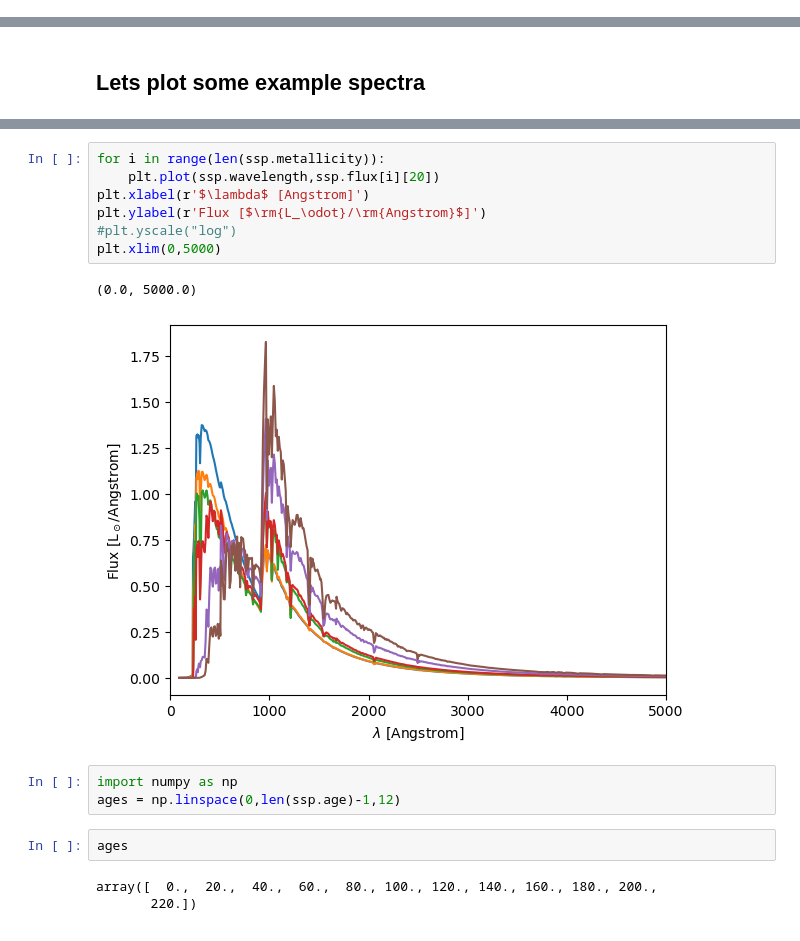
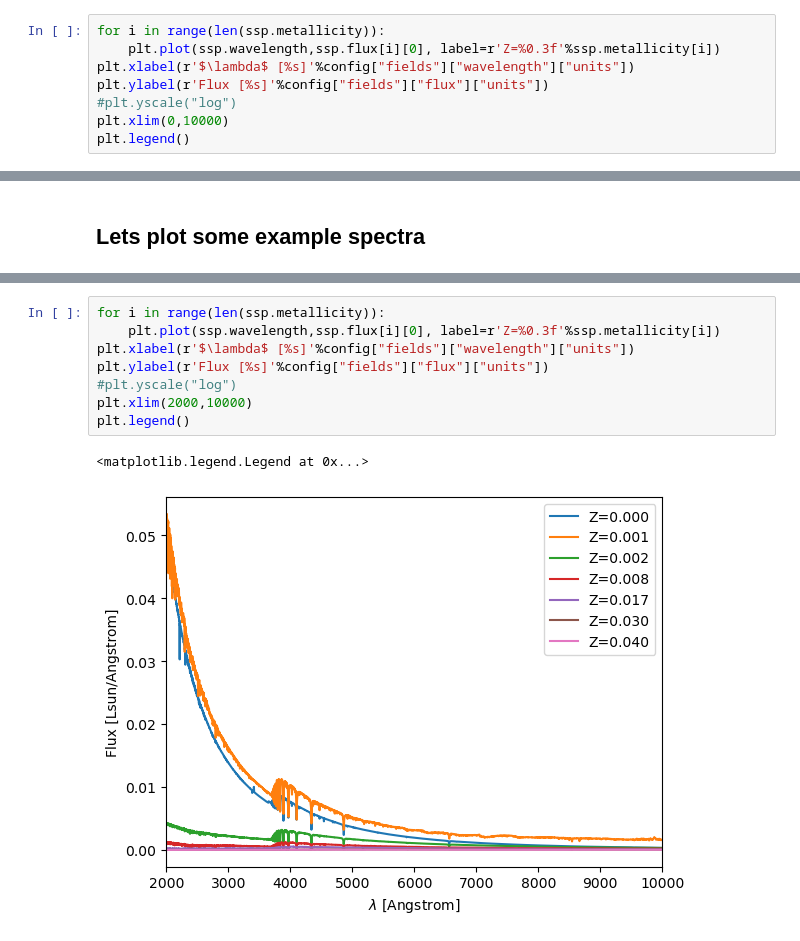
Before and after one commit to ufuk-cakir/rubix, a Jupyter notebook: notebooks/ssp_template.ipynb, the cells around one changed output, grey strips where cells are left out. Saved outputs shown, nothing was run; the diff lists cells and outputs as text.

Commit message:
ssp example notebook updated to plot some spectra

```diff
--- a/notebooks/ssp_template.ipynb
+++ b/notebooks/ssp_template.ipynb
@@ -85,0 +147,8 @@ ssp.flux.shape
+# %%
+for i in range(len(ssp.metallicity)):
+    plt.plot(ssp.wavelength,ssp.flux[i][0], label=r'Z=%0.3f'%ssp.metallicity[i])
+plt.xlabel(r'$\lambda$ [%s]'%config["fields"]["wavelength"]["units"])
+plt.ylabel(r'Flux [%s]'%config["fields"]["flux"]["units"])
+#plt.yscale("log")
+plt.xlim(0,10000)
+plt.legend()
@@ -179,19 +266,12 @@ Text(0, 0.5, 'Flux [$\\rm{L_\\odot}/\\rm{Angstrom}$]')
 # %%
 for i in range(len(ssp.metallicity)):
-    plt.plot(ssp.wavelength,ssp.flux[i][20])
-plt.xlabel(r'$\lambda$ [Angstrom]')
-plt.ylabel(r'Flux [$\rm{L_\odot}/\rm{Angstrom}$]')
+    plt.plot(ssp.wavelength,ssp.flux[i][0], label=r'Z=%0.3f'%ssp.metallicity[i])
+plt.xlabel(r'$\lambda$ [%s]'%config["fields"]["wavelength"]["units"])
+plt.ylabel(r'Flux [%s]'%config["fields"]["flux"]["units"])
 #plt.yscale("log")
-plt.xlim(0,5000)
+plt.xlim(2000,10000)
+plt.legend()
 # %% [output]
-(0.0, 5000.0)
+<matplotlib.legend.Legend at 0x...>
-[figure, old version]
+[figure, new version]
-# %%
-import numpy as np
-ages = np.linspace(0,len(ssp.age)-1,12)
-# %%
-ages
-# %% [output]
-array([  0.,  20.,  40.,  60.,  80., 100., 120., 140., 160., 180., 200.,
-       220.])
 # %%
```
Also changed, not shown: parts of 16 cells of this notebook.
